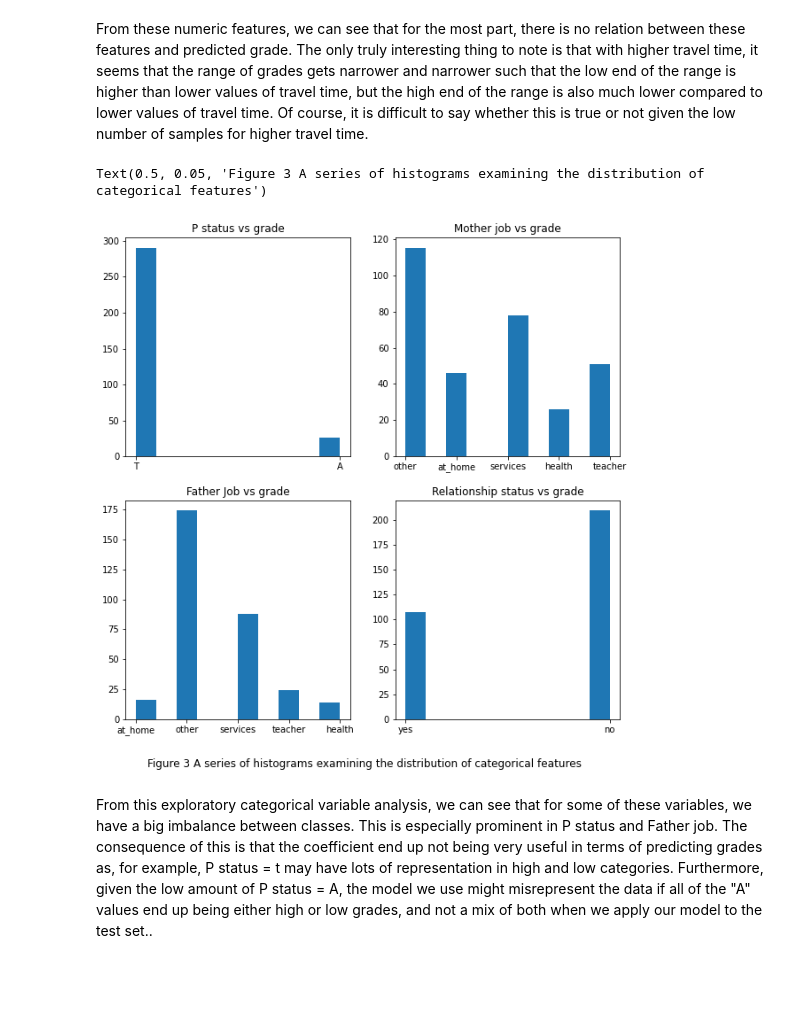
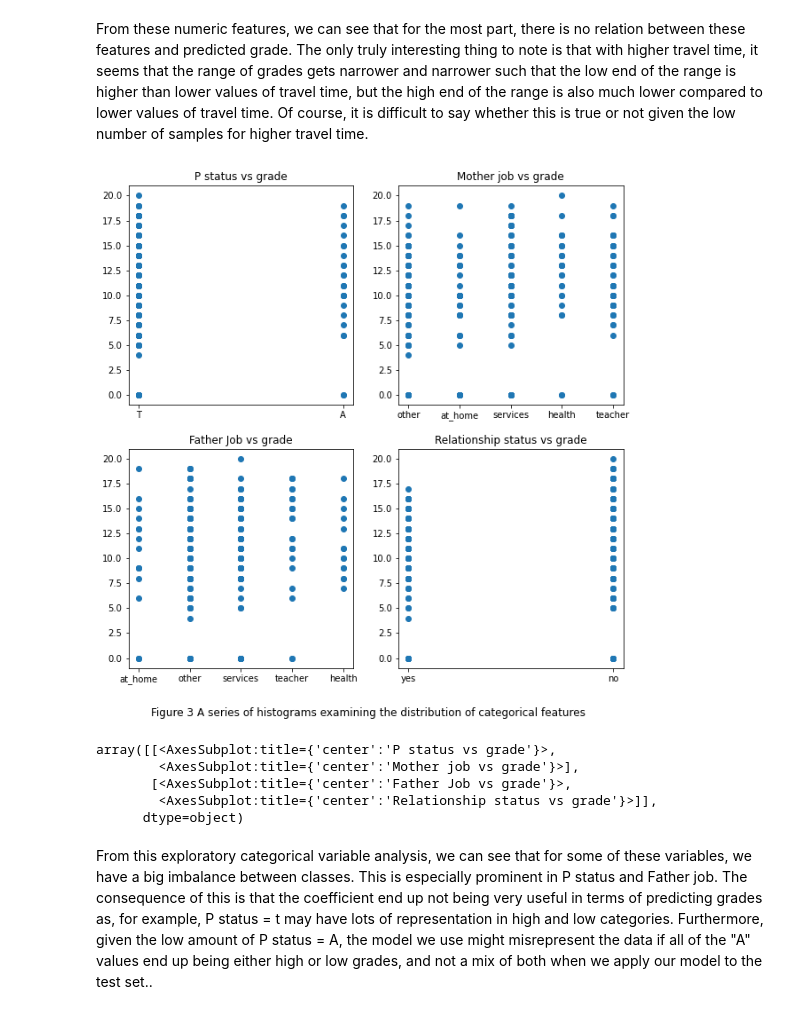
Before and after one commit to DSCI-310/DSCI-310-Group-1, a Jupyter notebook: analysis/StudentPerformance.ipynb, the cells around one changed output. Saved outputs shown, nothing was run; the diff lists cells and outputs as text; code cells hidden in the pictures; blank space fills up the shorter version.

```diff
--- a/analysis/StudentPerformance.ipynb
+++ b/analysis/StudentPerformance.ipynb
@@ -114,20 +112,17 @@ Text(0.5, 0.05, 'Figure 2 A series of plots examining the numeric features compa
 # %% [markdown]
 From these numeric features, we can see that for the most part, there is no relation between these features and predicted grade. The only truly interesting thing to note is that with higher travel time, it seems that the range of grades gets narrower and narrower such that the low end of the range is higher than lower values of travel time, but the high end of the range is also much lower compared to lower values of travel time. Of course, it is difficult to say whether this is true or not given the low number of samples for higher travel time.
-# %%
-fig, axs = plt.subplots(2, 2, figsize=(10,10))
-axs[0, 0].hist(X_train["Pstatus"])
-axs[0, 0].set_title('P status vs grade')
-axs[0, 1].hist(X_train["Mjob"])
-axs[0, 1].set_title('Mother job vs grade')
-axs[1, 0].hist(X_train["Fjob"])
-axs[1, 0].set_title('Father Job vs grade')
-axs[1, 1].hist(X_train["romantic"])
-axs[1, 1].set_title('Relationship status vs grade')
-txt = "Figure 3 A series of histograms examining the distribution of categorical features"
-plt.figtext(0.5, 0.05, txt, wrap=True, horizontalalignment='center', fontsize=12)
-# %% [output]
-Text(0.5, 0.05, 'Figure 3 A series of histograms examining the distribution of categorical features')
-[figure, removed]
+# %%
+desiredFeatures = ["Pstatus", "Mjob", "Fjob", "romantic"]
+titles = ["P status vs grade", "Mother job vs grade", "Father Job vs grade", "Relationship status vs grade"]
+txt = "Figure 3 A series of histograms examining the distribution of categorical features"
+plotSquareData.plot_square_data(X_train, y_train, desiredFeatures, titles, txt)
+# %% [output]
+[figure, added]
+array([[<AxesSubplot:title={'center':'P status vs grade'}>,
+        <AxesSubplot:title={'center':'Mother job vs grade'}>],
+       [<AxesSubplot:title={'center':'Father Job vs grade'}>,
+        <AxesSubplot:title={'center':'Relationship status vs grade'}>]],
+      dtype=object)
 # %% [markdown]
 From this exploratory categorical variable analysis, we can see that for some of these variables, we have a big imbalance between classes. This is especially prominent in P status and Father job. The consequence of this is that the coefficient end up not being very useful in terms of predicting grades as, for example, P status = t may have lots of representation in high and low categories. Furthermore, given the low amount of P status = A, the model we use might misrepresent the data if all of the "A" values end up being either high or low grades, and not a mix of both when we apply our model to the test set..
 # %% [markdown]
```
Also changed, not shown: parts of 4 cells of this notebook, 2 other files.
